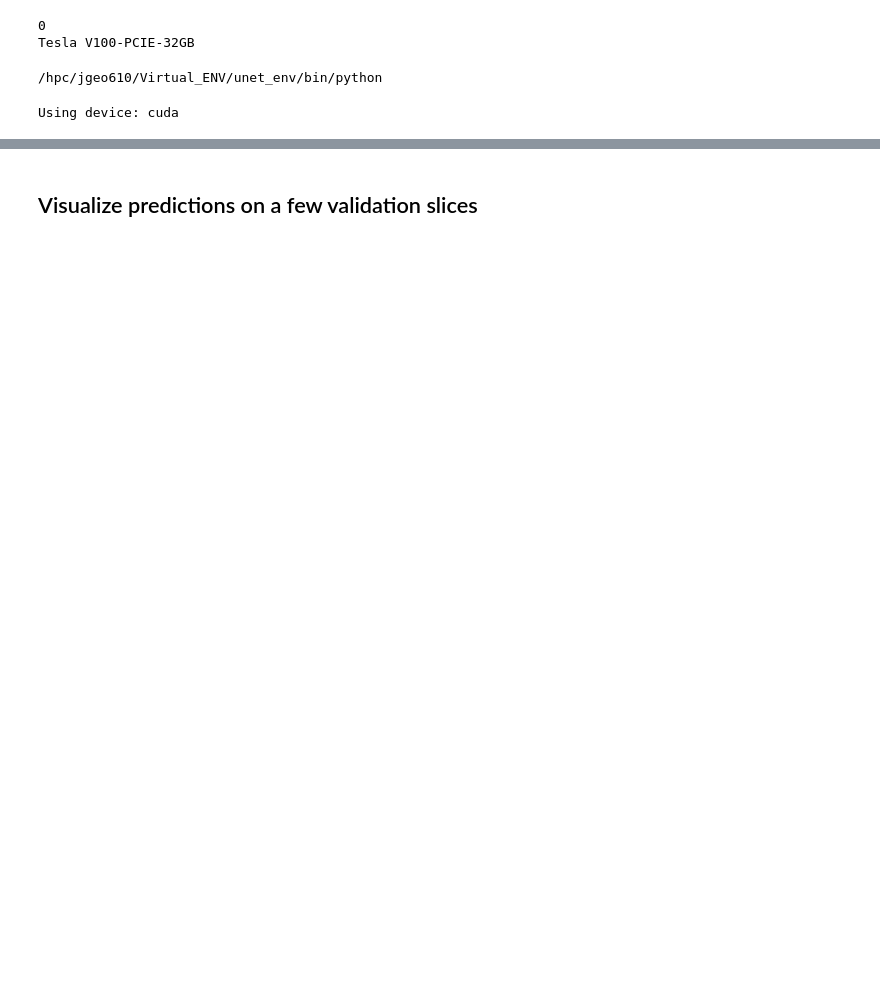
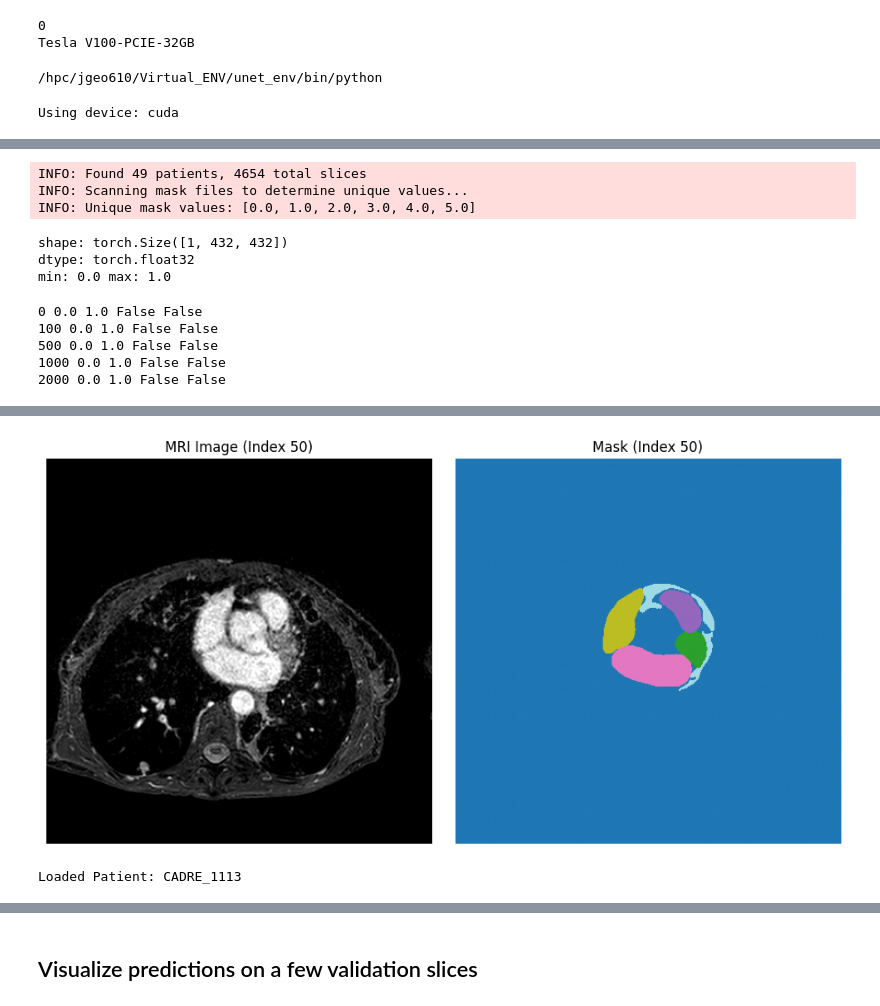
Before and after one commit to Josephgggg/heart_segmentation, a Jupyter notebook: unet_applied.ipynb, the cells around one changed output, grey strips where cells are left out. Cells and saved outputs as stored; diff of their text form; code cells hidden in the pictures; blank space fills up the shorter version.

```diff
--- a/unet_applied.ipynb
+++ b/unet_applied.ipynb
@@ -55,0 +75,58 @@ model = model.to(device=device)
+# %%
+import numpy as np
+from utils.data_loading import BasicDataset, VolumeMRIDataset
+
+dataset = VolumeMRIDataset(train.dir_img, train.dir_mask, scale=1.0)
+# %% [output]
+INFO: Found 49 patients, 4654 total slices
+INFO: Scanning mask files to determine unique values...
+INFO: Unique mask values: [0.0, 1.0, 2.0, 3.0, 4.0, 5.0]
+# %%
+sample = dataset[0]
+img = sample['image']
+print('shape:', img.shape)
+print('dtype:', img.dtype)
+print('min:', img.min().item(), 'max:', img.max().item())
+# %% [output]
+shape: torch.Size([1, 432, 432])
+dtype: torch.float32
+min: 0.0 max: 1.0
+# %%
+for i in [0, 100, 500, 1000, 2000]:
+    img = dataset[i]['image']
+    print(i, img.min().item(), img.max().item(), torch.isnan(img).any().item(), torch.isinf(img).any().item())
+# %% [output]
+0 0.0 1.0 False False
+100 0.0 1.0 False False
+500 0.0 1.0 False False
+1000 0.0 1.0 False False
+2000 0.0 1.0 False False
+# %%
+import matplotlib.pyplot as plt
+
+# 1. Fetch a specific slice index from your dataset instance
+# (e.g., dataset[0] for the first slice, or dataset[50] for slice 50)
+sample_idx = 50
+sample = dataset[sample_idx]
+
+# 2. Extract image and mask tensors
+# image shape is (1, H, W) -> squeeze to (H, W) for plotting
+image_2d = sample['image'].squeeze(0).numpy()
+mask_2d = sample['mask'].numpy()               # shape: (H, W)
+
+# 3. Plot image and mask side-by-side
+fig, axes = plt.subplots(1, 2, figsize=(10, 5))
+
+# Plot normalized MRI slice
+axes[0].imshow(image_2d, cmap='gray')
+axes[0].set_title(f'MRI Image (Index {sample_idx})')
+axes[0].axis('off')
+
+# Plot segmentation mask overlay
+axes[1].imshow(mask_2d, cmap='tab20')  # 'tab20' gives clear distinct colors for integer classes
+axes[1].set_title(f'Mask (Index {sample_idx})')
+axes[1].axis('off')
+
+plt.tight_layout()
+plt.show()
+# %% [output]
@@ -55,0 +136,6 @@ model = model.to(device=device)
+[figure, added]
+# %%
+patient_id = sample['patient_id']
+print(f"Loaded Patient: {patient_id}")
+# %% [output]
+Loaded Patient: CADRE_1113
```
Also changed, not shown: parts of 23 cells of this notebook, 2 other files.
